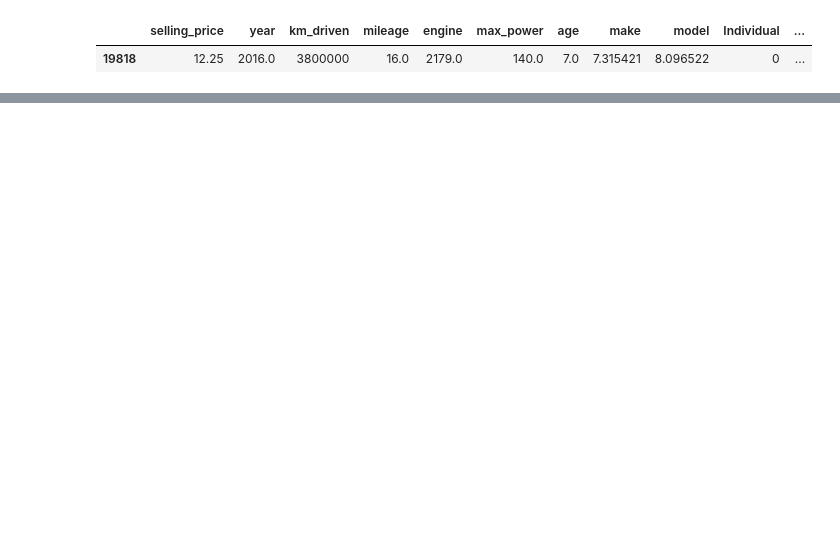
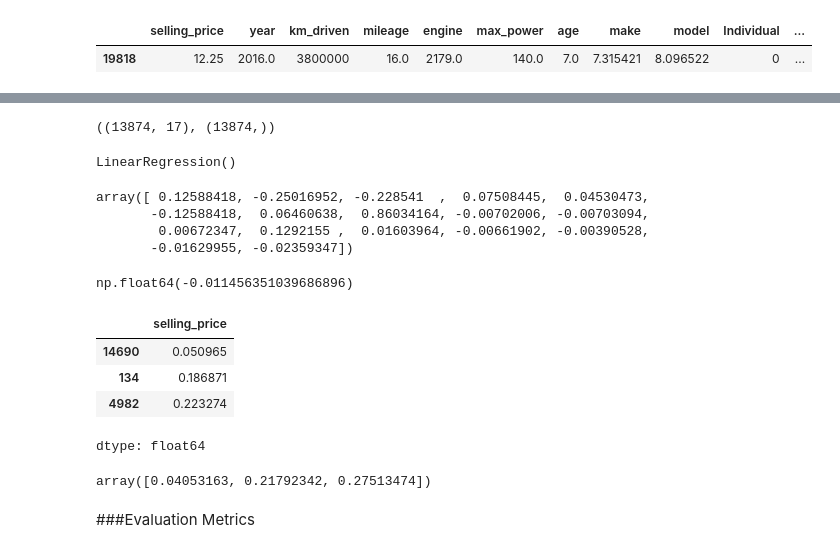
Before and after one commit to sr606/Machine-Learning_Practices, a Jupyter notebook: Linear_Regression_1_Notebook.ipynb, the cells around one changed output, grey strips where cells are left out. Saved outputs shown, nothing was run; the diff lists cells and outputs as text; code cells hidden in the pictures; blank space fills up the shorter version.

```diff
--- a/Linear_Regression_1_Notebook.ipynb
+++ b/Linear_Regression_1_Notebook.ipynb
@@ -108,0 +225,22 @@ df.loc[df['km_driven'] == df['km_driven'].max()]
+# %%
+X_train.shape,y_train.shape
+# %% [output]
+((13874, 17), (13874,))
+# %%
+from sklearn.linear_model import LinearRegression
+
+model = LinearRegression()
+model.fit(X_train, y_train)
+# %% [output]
+LinearRegression()
+# %%
+model.coef_
+# %% [output]
+array([ 0.12588418, -0.25016952, -0.228541  ,  0.07508445,  0.04530473,
+       -0.12588418,  0.06460638,  0.86034164, -0.00702006, -0.00703094,
+        0.00672347,  0.1292155 ,  0.01603964, -0.00661902, -0.00390528,
+       -0.01629955, -0.02359347])
+# %%
+model.intercept_
+# %% [output]
+np.float64(-0.011456351039686896)
@@ -108,0 +249,14 @@ df.loc[df['km_driven'] == df['km_driven'].max()]
+# %%
+y_test[:3]
+# %% [output]
+|  | selling_price |
+| 14690 | 0.050965 |
+| 134 | 0.186871 |
+| 4982 | 0.223274 |
+dtype: float64
+# %%
+y_hat[:3 ]
+# %% [output]
+array([0.04053163, 0.21792342, 0.27513474])
+# %% [markdown]
+###Evaluation Metrics
```
Also changed, not shown: parts of 26 cells of this notebook.
